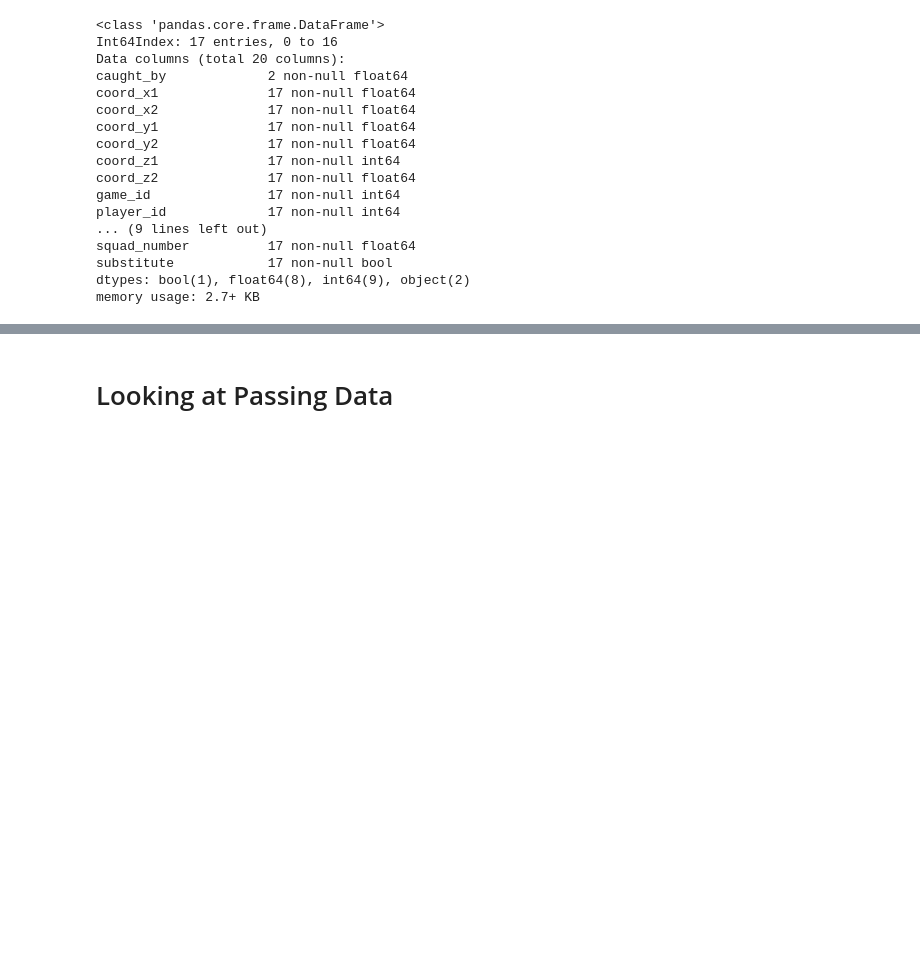
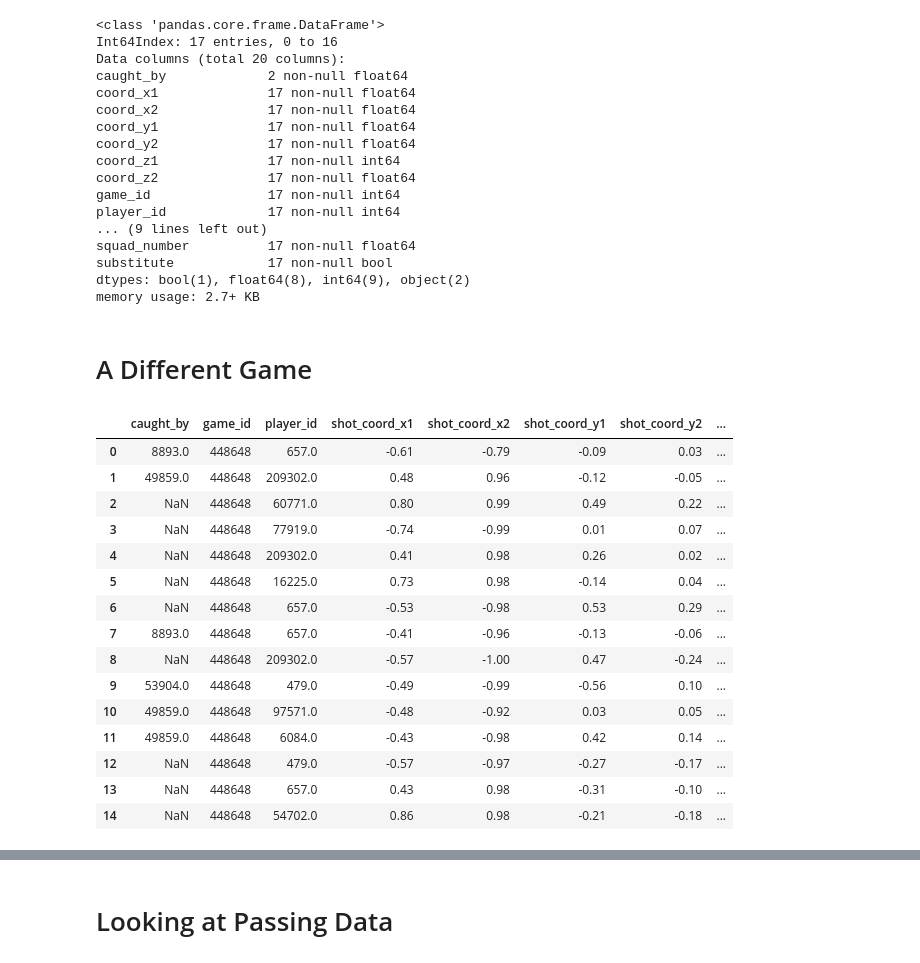
Before and after one commit to d-v-dlee/super_liga_xg, a Jupyter notebook: test_shot_types.ipynb, the cells around one changed output, grey strips where cells are left out. Saved outputs shown, nothing was run; the diff lists cells and outputs as text; code cells hidden in the pictures; blank space fills up the shorter version.

```diff
--- a/test_shot_types.ipynb
+++ b/test_shot_types.ipynb
@@ -371,3 +377,5 @@ squad_number          17 non-null float64
 substitute            17 non-null bool
 dtypes: bool(1), float64(8), int64(9), object(2)
 memory usage: 2.7+ KB
+# %% [markdown]
+# A Different Game
@@ -373,0 +384,26 @@ memory usage: 2.7+ KB
+# %%
+with urllib.request.urlopen('http://www.afa.com.ar/deposito/html/v3/htmlCenter/data/deportes/futbol/primeraa/events/448541.json') as url:
+    data = json.loads(url.read().decode())
+# %%
+shots = list(data['incidences']['shots'].items())
+shot_list_dicts = [flatten_shot(shot, game_id) for shot in shots]
+shot_df = pd.DataFrame(shot_list_dicts)
+# %%
+shot_df
+# %% [output]
+|  | caught_by | game_id | player_id | shot_coord_x1 | shot_coord_x2 | shot_coord_y1 | shot_coord_y2 | ... |
+| 0 | 8893.0 | 448648 | 657.0 | -0.61 | -0.79 | -0.09 | 0.03 | ... |
+| 1 | 49859.0 | 448648 | 209302.0 | 0.48 | 0.96 | -0.12 | -0.05 | ... |
+| 2 | NaN | 448648 | 60771.0 | 0.80 | 0.99 | 0.49 | 0.22 | ... |
+| 3 | NaN | 448648 | 77919.0 | -0.74 | -0.99 | 0.01 | 0.07 | ... |
+| 4 | NaN | 448648 | 209302.0 | 0.41 | 0.98 | 0.26 | 0.02 | ... |
+| 5 | NaN | 448648 | 16225.0 | 0.73 | 0.98 | -0.14 | 0.04 | ... |
+| 6 | NaN | 448648 | 657.0 | -0.53 | -0.98 | 0.53 | 0.29 | ... |
+| 7 | 8893.0 | 448648 | 657.0 | -0.41 | -0.96 | -0.13 | -0.06 | ... |
+| 8 | NaN | 448648 | 209302.0 | -0.57 | -1.00 | 0.47 | -0.24 | ... |
+| 9 | 53904.0 | 448648 | 479.0 | -0.49 | -0.99 | -0.56 | 0.10 | ... |
+| 10 | 49859.0 | 448648 | 97571.0 | -0.48 | -0.92 | 0.03 | 0.05 | ... |
+| 11 | 49859.0 | 448648 | 6084.0 | -0.43 | -0.98 | 0.42 | 0.14 | ... |
+| 12 | NaN | 448648 | 479.0 | -0.57 | -0.97 | -0.27 | -0.17 | ... |
+| 13 | NaN | 448648 | 657.0 | 0.43 | 0.98 | -0.31 | -0.10 | ... |
+| 14 | NaN | 448648 | 54702.0 | 0.86 | 0.98 | -0.21 | -0.18 | ... |
```
Also changed, not shown: parts of 6 cells of this notebook, 3 other files.
